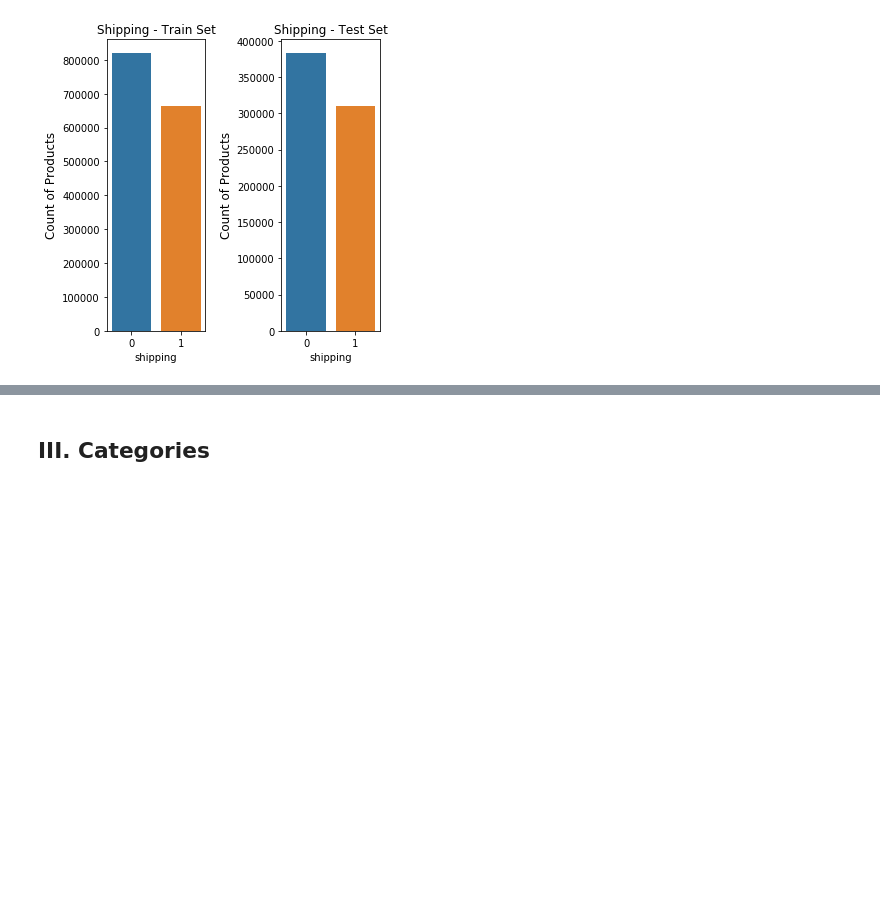
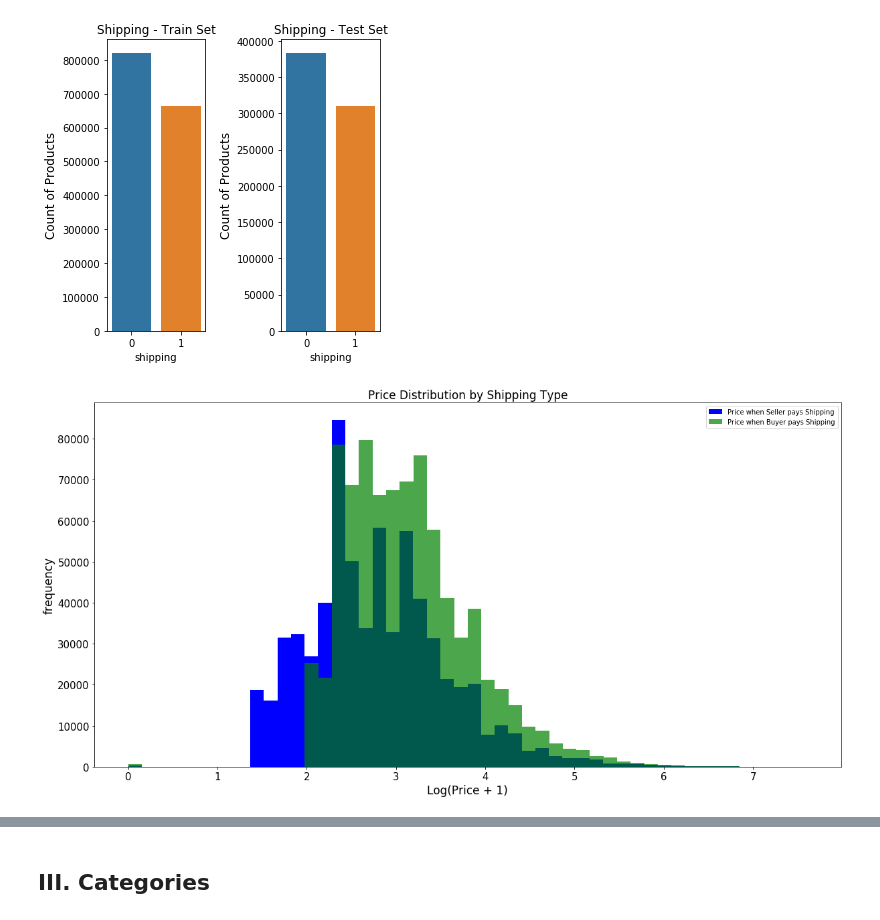
Before and after one commit to kyungjunism/mercari_price_prediction, a Jupyter notebook: Mercari Price Prediction EDA.ipynb, the cells around one changed output, grey strips where cells are left out. Saved outputs shown, nothing was run; the diff lists cells and outputs as text; code cells hidden in the pictures; blank space fills up the shorter version.

```diff
--- a/Mercari Price Prediction EDA.ipynb
+++ b/Mercari Price Prediction EDA.ipynb
@@ -131,11 +152,11 @@ Name: price, dtype: float64
 # %% [markdown]
 #### Our target variable is definitely exponentially distributed and skewed to the right. We will have to take a log of this feature as a response to this skew. The average price is $26.73. Let's see what taking the log does to the price variable:
 # %%
-train["log_price"] = np.log(train["price"] + 1)
+train['log_price'] = np.log(train.price + 1)
 fig, ax = plt.subplots(2, 1, figsize = (20, 5))
 sns.boxplot(train.log_price, ax = ax[0])
 ax[1].hist(train.log_price, bins = 100)
-ax[1].set_title("Log Price Distribution", fontsize = 20)
+#ax[1].set_title("Log Price Distribution", fontsize = 20)
 ax[1].set_xlabel("Log Price Distribution", fontsize = 20)
 ax[1].set_ylabel("Samples", fontsize = 15)
 plt.show()
@@ -181,3 +206,22 @@ plt.tight_layout()
 plt.show()
 # %% [output]
 [figure]
+# %%
+shipping_seller_price = train.loc[train.shipping==1, 'price']
+shipping_buyer_price = train.loc[train.shipping==0, 'price']
+
+fig, ax = plt.subplots(figsize=(20,10))
+ax.hist(np.log(shipping_seller_price+1), color='blue', alpha=1.0, bins=50,
+       label='Price when Seller pays Shipping')
+ax.hist(np.log(shipping_buyer_price+1), color='green', alpha=0.7, bins=50,
+       label='Price when Buyer pays Shipping')
+ax.set(title='Histogram Comparison', ylabel='% of Dataset in Bin')
+plt.xlabel('Log(Price + 1)', fontsize=17)
+plt.ylabel('frequency', fontsize=17)
+plt.title('Price Distribution by Shipping Type', fontsize=17)
+plt.legend()
+plt.tick_params(labelsize=15)
+
+plt.show()
+# %% [output]
+[figure, added]
```
Also changed, not shown: parts of 68 cells of this notebook, 1 other file.
